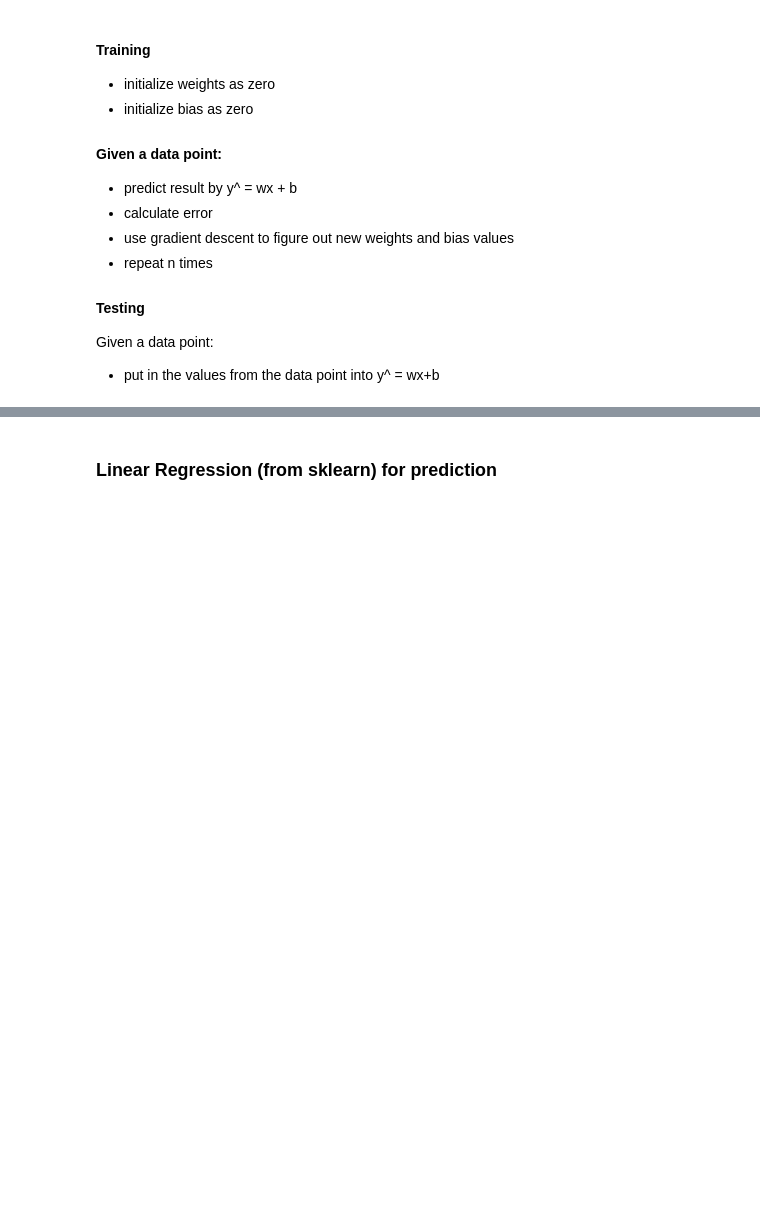
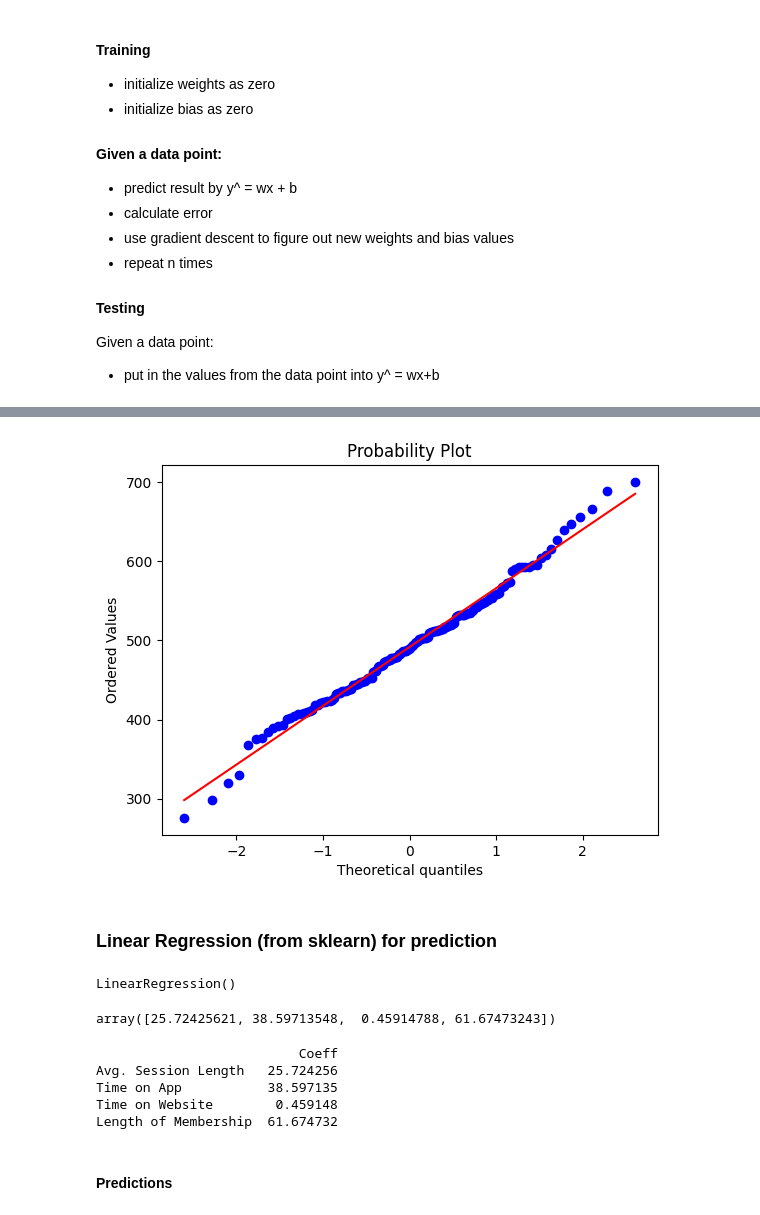
Before and after one commit to georgekenefati/E-commerce-Behavior-Prediction, a Jupyter notebook: regression_analysis.ipynb, the cells around one changed output, grey strips where cells are left out. Drawn from its saved outputs; the diff is of its cells as text; code cells hidden in the pictures; blank space fills up the shorter version.

```diff
--- a/regression_analysis.ipynb
+++ b/regression_analysis.ipynb
@@ -130,3 +151,11 @@ print(mse)
+# %%
+import pylab
+import scipy.stats as stats
+
+stats.probplot(residuals, dist="norm", plot=pylab)
+pylab.show()
+# %% [output]
+[figure, added]
 # %% [markdown]
 ### Linear Regression (from sklearn) for prediction
 # %%
@@ -140,0 +173,20 @@ X_train, X_test, y_train, y_test = train_test_split(
+# %%
+lm = LinearRegression()
+lm.fit(X_train, y_train)
+# %% [output]
+LinearRegression()
+# %%
+lm.coef_
+# %% [output]
+array([25.72425621, 38.59713548,  0.45914788, 61.67473243])
+# %%
+cdf = pd.DataFrame(lm.coef_, X.columns, columns=["Coeff"])
+print(cdf)
+# %% [output]
+                          Coeff
+Avg. Session Length   25.724256
+Time on App           38.597135
+Time on Website        0.459148
+Length of Membership  61.674732
+# %% [markdown]
+#### Predictions
```
Also changed, not shown: parts of 12 cells of this notebook.
